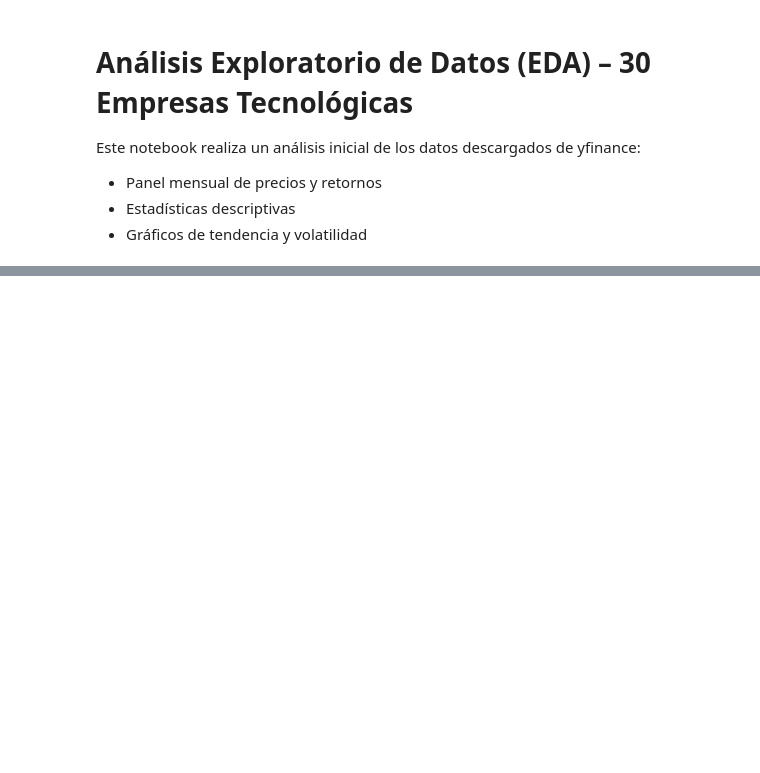
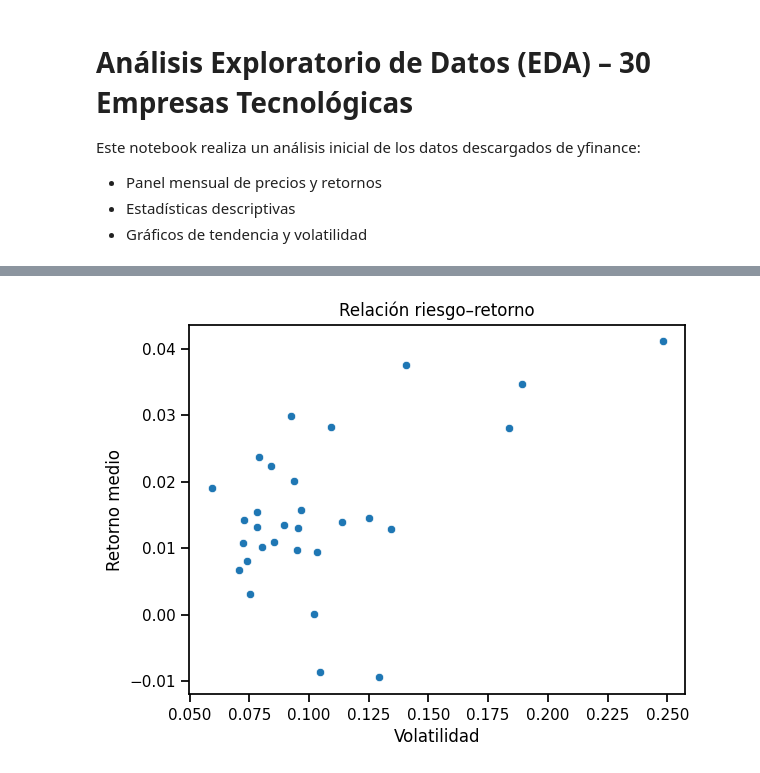
Before and after one commit to fabio2k3/AlphaTech-Analyzer, a Jupyter notebook: notebooks/eda.ipynb, the cells around one changed output, grey strips where cells are left out. Cells and saved outputs as stored; diff of their text form; code cells hidden in the pictures; blank space fills up the shorter version.

```diff
--- a/notebooks/eda.ipynb
+++ b/notebooks/eda.ipynb
@@ -85,0 +127,12 @@ plt.show()
+# %%
+plt.figure()
+sns.scatterplot(
+    x=agg_df["Volatility"],
+    y=agg_df["MeanReturn"]
+)
+plt.xlabel("Volatilidad")
+plt.ylabel("Retorno medio")
+plt.title("Relación riesgo–retorno")
+plt.show()
+# %% [output]
+[figure, added]
```
Also changed, not shown: parts of 14 cells of this notebook.
